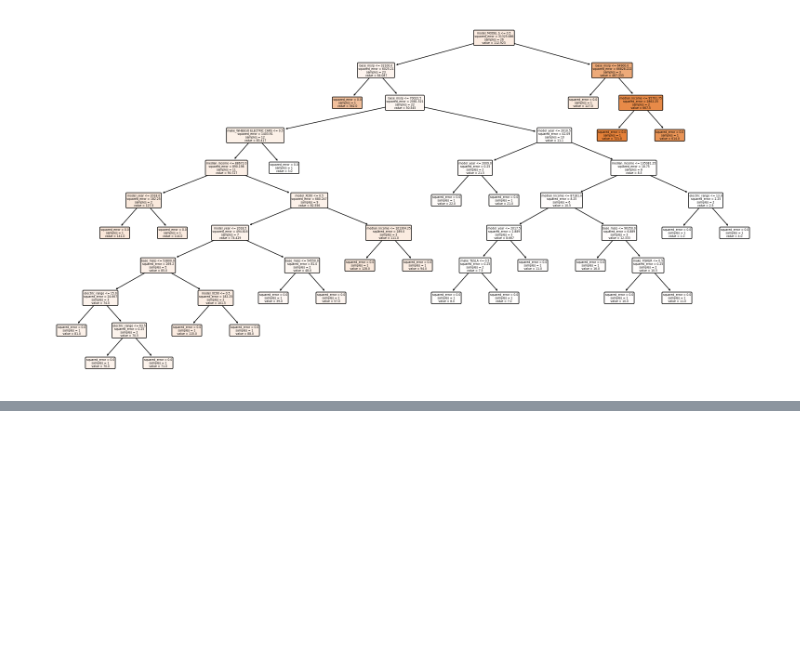
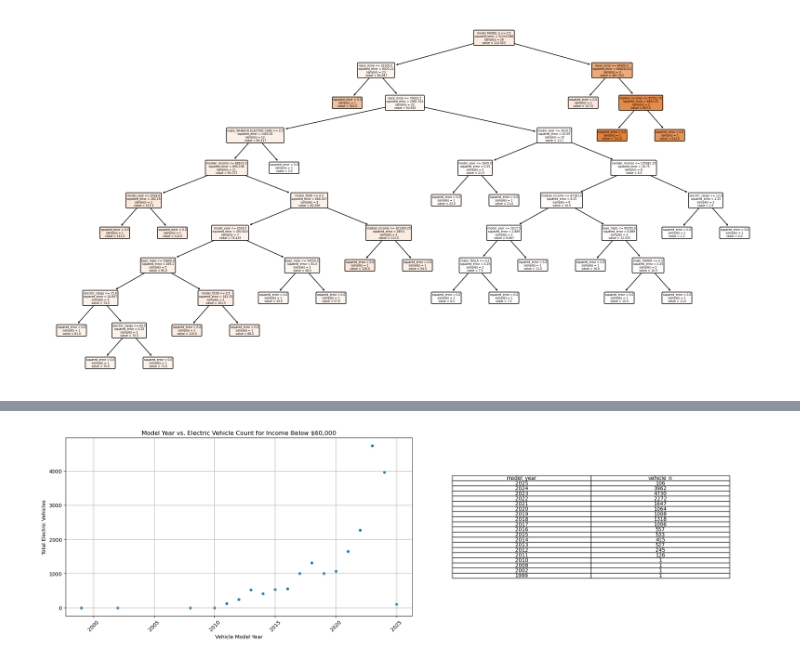
Before and after one commit to faufreiter/dds_ev_analysis, a Jupyter notebook: analysis.ipynb, the cells around one changed output, grey strips where cells are left out. Saved outputs shown, nothing was run; the diff lists cells and outputs as text; code cells hidden in the pictures; blank space fills up the shorter version.

Commit message:
fix electric_vehicle_bill2042 issues.

```diff
--- a/analysis.ipynb
+++ b/analysis.ipynb
@@ -263,0 +281,31 @@ plt.show()
+# %%
+# Convert median_household_income to numeric
+electric_vehicle_bill2042['median_household_income_num'] = pd.to_numeric(electric_vehicle_bill2042['median_household_income'])
+
+# Filter for income below $64,000, then group by model year and get vehicle count
+electric_vehicle_bill2042_filter = electric_vehicle_bill2042[electric_vehicle_bill2042['median_household_income_num'] <= 60000]
+electric_vehicle_bill2042_filter_grouped = electric_vehicle_bill2042_filter.groupby('model_year').size().reset_index(name='vehicle_n')
+
+# Plot
+fig, ax = plt.subplots(1, 2, figsize=(20, 6))
+
+sns.scatterplot(x='model_year', y='vehicle_n', data=electric_vehicle_bill2042_filter_grouped, ax=ax[0])
+ax[0].set_title('Model Year vs. Electric Vehicle Count for Income Below $60,000')
+ax[0].set_xlabel('Vehicle Model Year')
+ax[0].set_ylabel('Total Electric Vehicles')
+ax[0].tick_params(axis='x', rotation=45)
+ax[0].grid(True)
+
+# Display the list
+ax[1].axis('off')
+table = ax[1].table(cellText=electric_vehicle_bill2042_filter_grouped.sort_values(by='model_year', ascending=False).values,
+                    colLabels=electric_vehicle_bill2042_filter_grouped.columns,
+                    cellLoc='center', loc='center')
+table.auto_set_font_size(False)
+table.set_fontsize(10)
+table.scale(0.8, 0.8)
+
+plt.tight_layout()
+plt.show()
+# %% [output]
+[figure, added]
```
Also changed, not shown: parts of 5 cells of this notebook.
